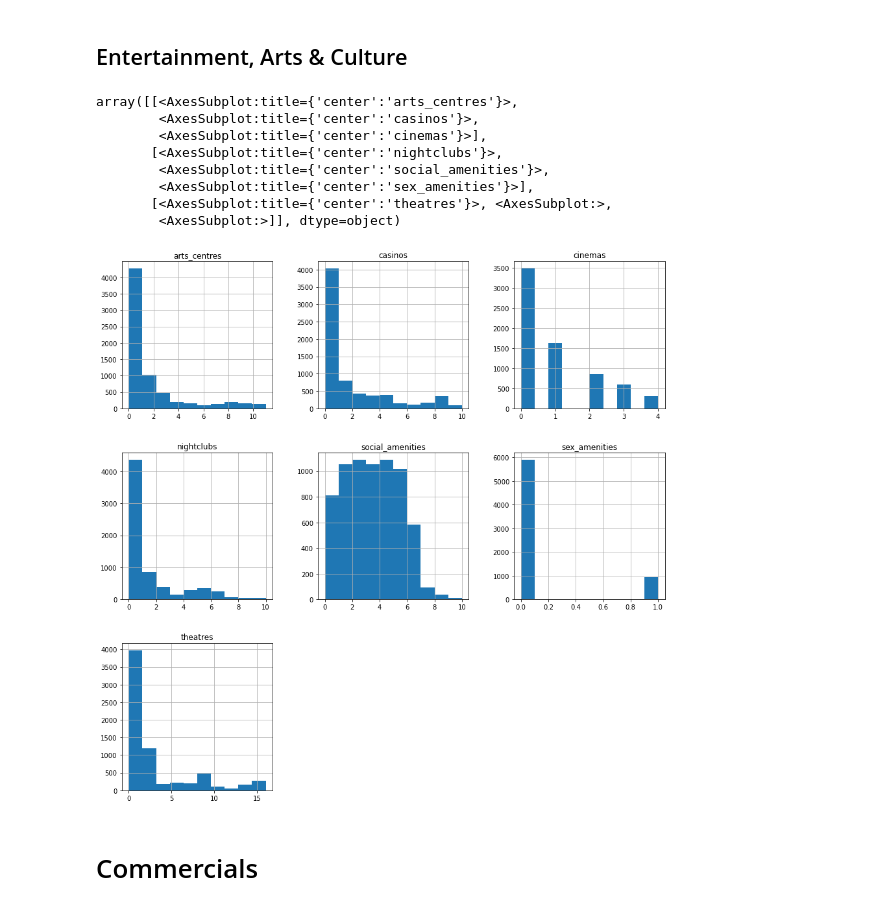
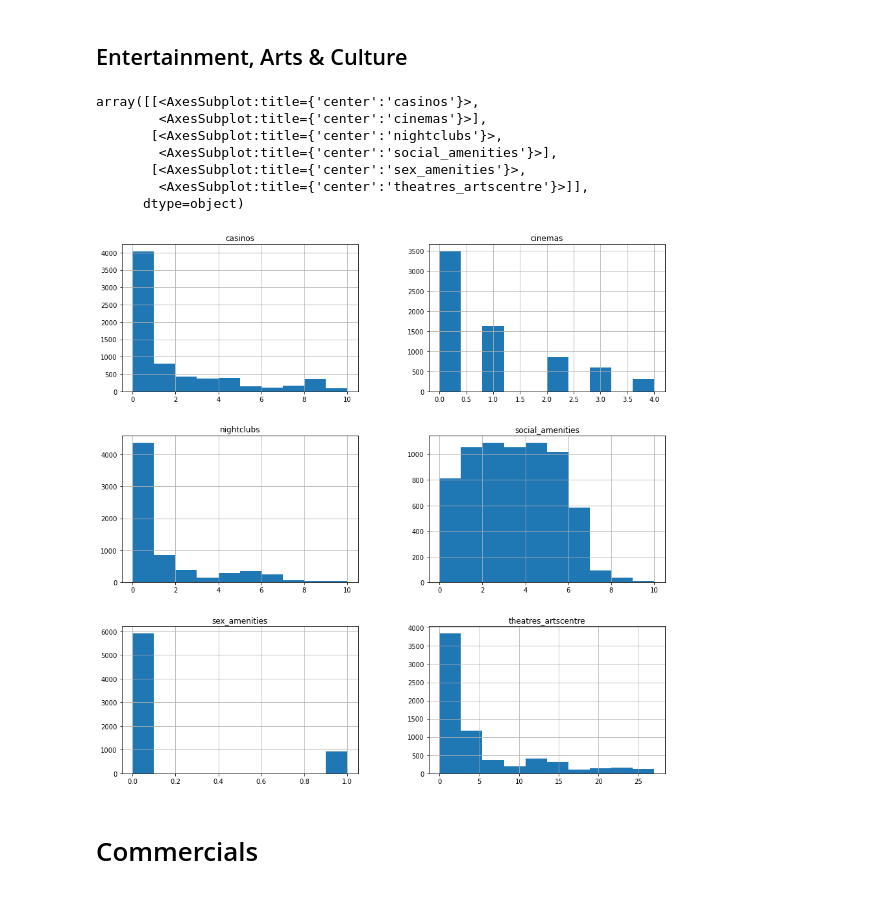
Before and after one commit to dmnk1308/DubAir, a Jupyter notebook: OSM.ipynb, the cells around one changed output. Cells and saved outputs as stored; diff of their text form; code cells hidden in the pictures.

```diff
--- a/OSM.ipynb
+++ b/OSM.ipynb
@@ -27,7 +27,7 @@ import seaborn as sns
 Working with AirBnB Data; but it seems to be older code?
 https://towardsdatascience.com/a-guide-turning-openstreetmap-location-data-into-ml-features-e687b66db210
 # %%
-price, listings, reviews = load_data(image_data=False, drop_id = False)
+price, listings, reviews = further()
 # %% [output]
 Data loaded.
 A value is trying to be set on a copy of a slice from a DataFrame
@@ -522,5 +421,0 @@ array([[<AxesSubplot:title={'center':'in_city'}>,
-# %%
-listings_osm["food_courts"] = (listings_osm["food_courts"] > 0).astype(int)
-listings_osm["biergarten"] = (listings_osm["biergarten"] > 0).astype(int)
-listings_osm["food_courts"].hist()
-listings_osm["biergarten"].hist()
@@ -941,8 +761,5 @@ array([[<AxesSubplot:title={'center':'small_stations'}>,
 # %%
 listings_osm["ferry_terminal"] = (listings_osm["ferry_terminal"] > 0).astype(int)
-listings_osm["bus_station"] = (listings_osm["bus_stations"] > 0).astype(int)
-del listings_osm["bus_stations"]
-del listings_osm["small_stations"]
 
-listings_osm[["ferry_terminal", "bus_station"]].hist()
+listings_osm["ferry_terminal"].hist()
 # %% [output]
@@ -1163,53 +946,51 @@ listings_osm['sex_amenities'] = air_gdf.apply(lambda row: find_points_closeby(
   (row.geometry.y, row.geometry.x)) , axis = 1)
 # %%
 # Set up query
-query = {'amenity': "theatre"}
+query = {'amenity': ["theatre", "arts_centre"]}
 
 #Run query, # does not work
-theatre_gdf = ox.geometries_from_place(
+culture_gdf = ox.geometries_from_place(
             "Dublin, County Dublin, Leinster, Ireland",
             tags = query,
             which_result=1,
             buffer_dist=25000)
 
-theatre_gdf['geometry'] = theatre_gdf['geometry'].apply(
+culture_gdf['geometry'] = culture_gdf['geometry'].apply(
   lambda x: x.centroid if type(x) == Polygon else (
   x.centroid if type(x) == MultiPolygon else x)
 )
 
 # needed this, too
-theatre_gdf['geometry'] = theatre_gdf['geometry'].apply(
+culture_gdf['geometry'] = culture_gdf['geometry'].apply(
   lambda x: x.centroid if type(x) == LineString else x)
 
 
 #Convert amenities into local projection (amenities already had an initial CRS set when we downloaded it via OSMnx)
-theatre_gdf = theatre_gdf.to_crs(local_utm_crs)
+culture_gdf = culture_gdf.to_crs(local_utm_crs)
 
 # Turn long/lats into an array for Scipy
-Lon = theatre_gdf.geometry.apply(lambda x: x.x).values
-Lat = theatre_gdf.geometry.apply(lambda x: x.y).values
+Lon = culture_gdf.geometry.apply(lambda x: x.x).values
+Lat = culture_gdf.geometry.apply(lambda x: x.y).values
 coords = list(zip(Lat,Lon))
 
 tree = spatial.KDTree(coords) # Create a KDTree of all tube stations
 
 
 #Apply the function
-listings_osm['theatres'] = air_gdf.apply(lambda row: find_points_closeby(
+listings_osm['theatres_artscentre'] = air_gdf.apply(lambda row: find_points_closeby(
   (row.geometry.y, row.geometry.x)) , axis = 1)
 # %%
-listings_osm[['arts_centres',
-       'casinos', 'cinemas', 'nightclubs', 'social_amenities', 'sex_amenities',
-       'theatres']].hist(figsize = (15,15), bins = 10)
+listings_osm[['casinos', 'cinemas', 'nightclubs', 'social_amenities', 'sex_amenities',
+              'theatres_artscentre']].hist(figsize = (15,15), bins = 10)
 # %% [output]
-array([[<AxesSubplot:title={'center':'arts_centres'}>,
-        <AxesSubplot:title={'center':'casinos'}>,
+array([[<AxesSubplot:title={'center':'casinos'}>,
         <AxesSubplot:title={'center':'cinemas'}>],
        [<AxesSubplot:title={'center':'nightclubs'}>,
-        <AxesSubplot:title={'center':'social_amenities'}>,
-        <AxesSubplot:title={'center':'sex_amenities'}>],
-       [<AxesSubplot:title={'center':'theatres'}>, <AxesSubplot:>,
-        <AxesSubplot:>]], dtype=object)
+        <AxesSubplot:title={'center':'social_amenities'}>],
+       [<AxesSubplot:title={'center':'sex_amenities'}>,
+        <AxesSubplot:title={'center':'theatres_artscentre'}>]],
+      dtype=object)
-[figure, old version]
+[figure, new version]
 # %% [markdown]
 # Commercials
 # %%
```
Also changed, not shown: parts of 26 cells of this notebook, 5 other files.
